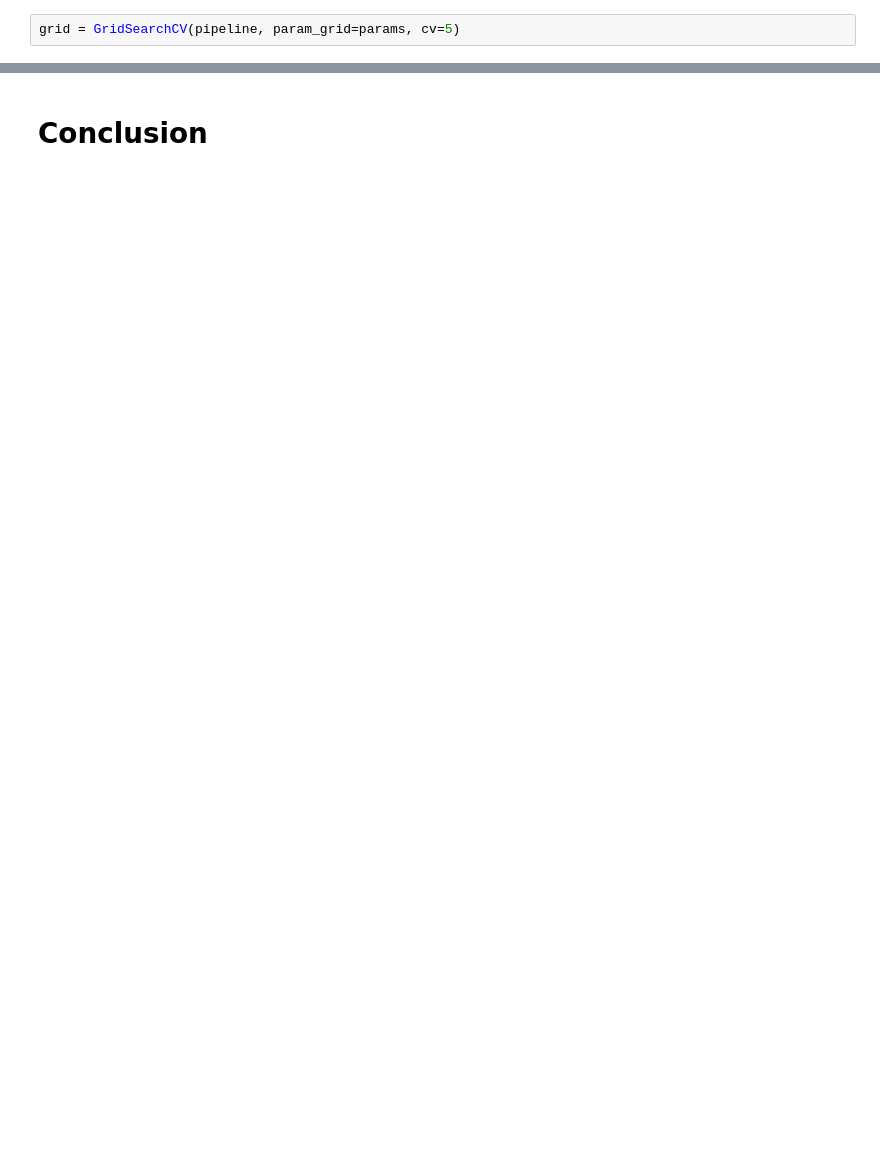
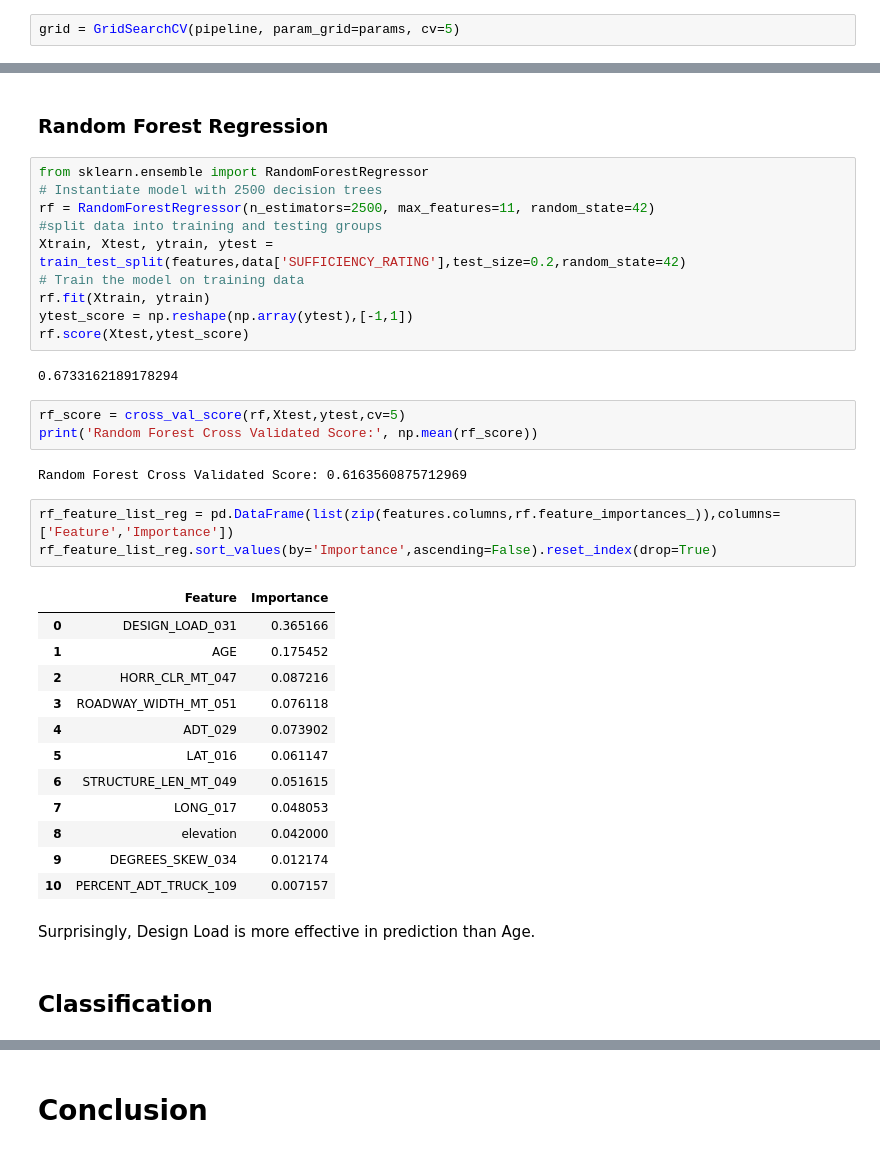
Before and after one commit to carlosbrown2/Springboard, a Jupyter notebook: Capstone Project 1/Capstone Project 1.ipynb, the cells around one changed output, grey strips where cells are left out. Cells and saved outputs as stored; diff of their text form; blank space fills up the shorter version.

```diff
--- a/Capstone Project 1/Capstone Project 1.ipynb
+++ b/Capstone Project 1/Capstone Project 1.ipynb
@@ -752,0 +787,39 @@ HORR_CLR_MT_047 0.08766709599257977
+# %% [markdown]
+### Random Forest Regression
+# %%
+from sklearn.ensemble import RandomForestRegressor
+# Instantiate model with 2500 decision trees
+rf = RandomForestRegressor(n_estimators=2500, max_features=11, random_state=42)
+#split data into training and testing groups
+Xtrain, Xtest, ytrain, ytest = train_test_split(features,data['SUFFICIENCY_RATING'],test_size=0.2,random_state=42)
+# Train the model on training data
+rf.fit(Xtrain, ytrain)
+ytest_score = np.reshape(np.array(ytest),[-1,1])
+rf.score(Xtest,ytest_score)
+# %% [output]
+0.6733162189178294
+# %%
+rf_score = cross_val_score(rf,Xtest,ytest,cv=5)
+print('Random Forest Cross Validated Score:', np.mean(rf_score))
+# %% [output]
+Random Forest Cross Validated Score: 0.6163560875712969
+# %%
+rf_feature_list_reg = pd.DataFrame(list(zip(features.columns,rf.feature_importances_)),columns=['Feature','Importance'])
+rf_feature_list_reg.sort_values(by='Importance',ascending=False).reset_index(drop=True)
+# %% [output]
+|  | Feature | Importance |
+| 0 | DESIGN_LOAD_031 | 0.365166 |
+| 1 | AGE | 0.175452 |
+| 2 | HORR_CLR_MT_047 | 0.087216 |
+| 3 | ROADWAY_WIDTH_MT_051 | 0.076118 |
+| 4 | ADT_029 | 0.073902 |
+| 5 | LAT_016 | 0.061147 |
+| 6 | STRUCTURE_LEN_MT_049 | 0.051615 |
+| 7 | LONG_017 | 0.048053 |
+| 8 | elevation | 0.042000 |
+| 9 | DEGREES_SKEW_034 | 0.012174 |
+| 10 | PERCENT_ADT_TRUCK_109 | 0.007157 |
+# %% [markdown]
+Surprisingly, Design Load is more effective in prediction than Age.
+# %% [markdown]
+## Classification
```
Also changed, not shown: parts of 66 cells of this notebook.
